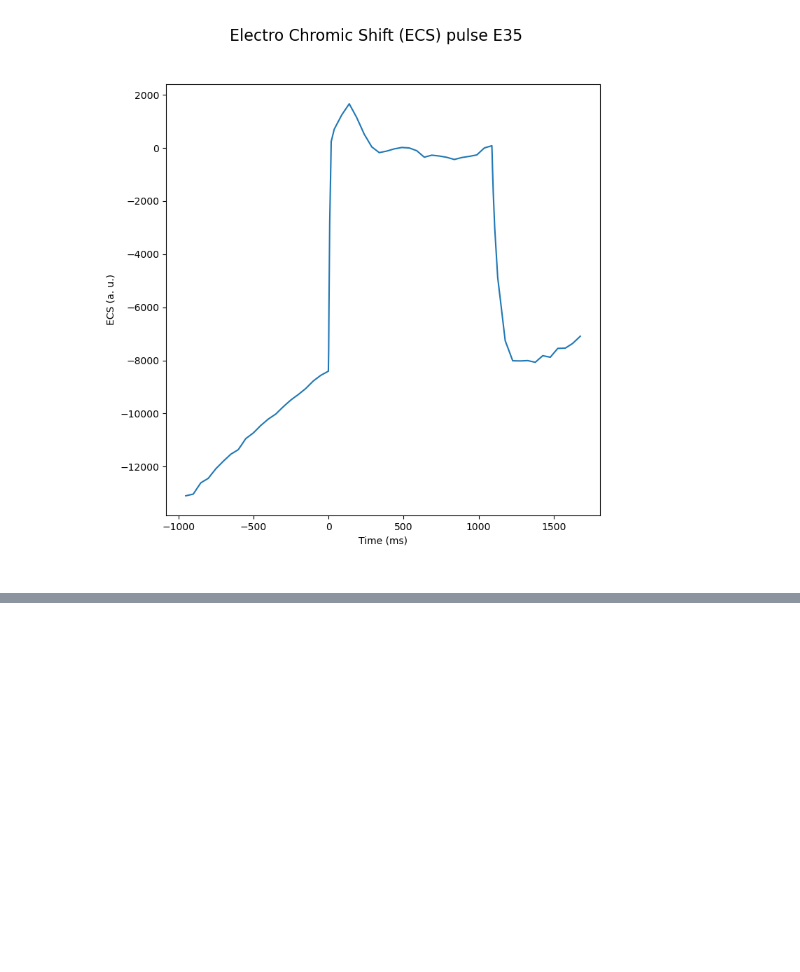
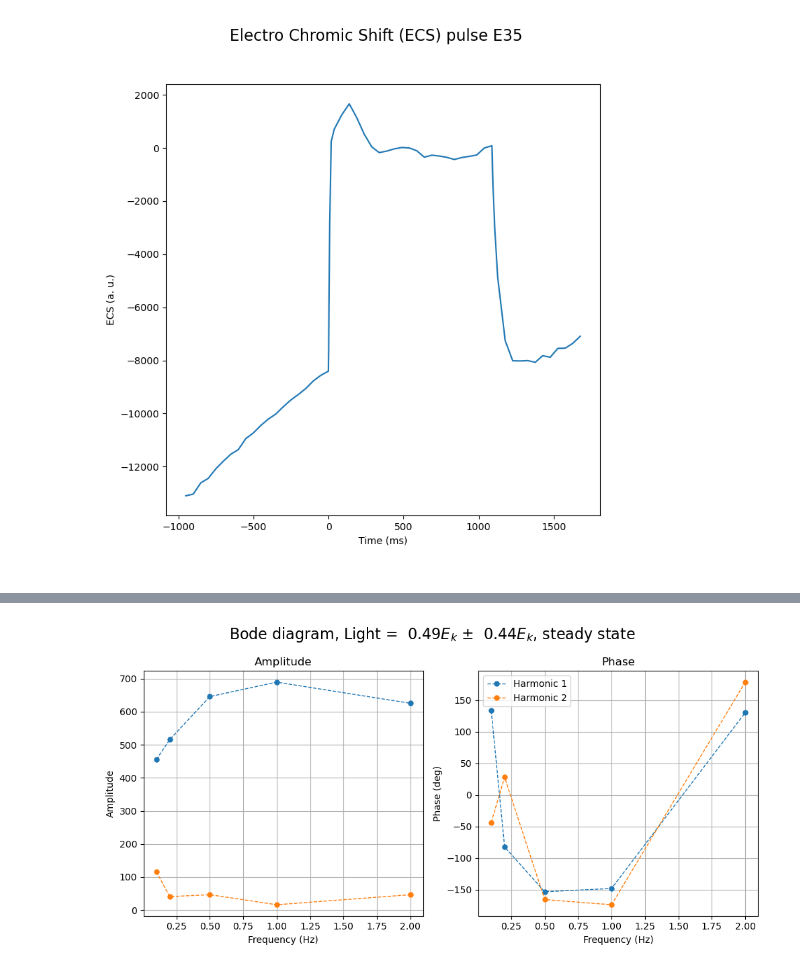
Before and after one commit to orlandomarcelo/DREAM_repo, a Jupyter notebook: Notebooks/test_pipeline.ipynb, the cells around one changed output, grey strips where cells are left out. Saved outputs shown, nothing was run; the diff lists cells and outputs as text; code cells hidden in the pictures; blank space fills up the shorter version.

```diff
--- a/Notebooks/test_pipeline.ipynb
+++ b/Notebooks/test_pipeline.ipynb
@@ -374,10 +301,6 @@ fig.savefig(fig_folder + "/" + figure_name + ".png")
 # %% [output]
 [figure]
 # %%
-
-
-
-
 def plot_spectrum(Time, Data, Rec, Actinic_freq, Offset, Amp, nb_period_show, plot_phase = True):
     figure_name = f"{Rec}, F = {Actinic_freq} Hz, Amplitude = {Offset : .2f}" + "$E_{k}$" + f" ± {Amp : .2f}" + "$E_{k}$, steady state"
 
@@ -390,8 +313,8 @@ def plot_spectrum(Time, Data, Rec, Actinic_freq, Offset, Amp, nb_period_show, pl
         ax1.set_xlabel("Time (s)")
         ax1.set_ylabel("ECS (x $10^{3}$ a. u.)")
 
-        F, A, P = FFT(Time, Data)
-        peaks, _ = find_peaks(A, threshold= max(A)/100)
+        F, A, P =  tools.FFT(Time, Data)
+        peaks, _ = tools.find_peaks(A, threshold= max(A)/100)
 
         ax2.plot(F, A/10000)
         ax2.plot(F[peaks],A[peaks]/10000, 'x', markersize = 3 )
@@ -427,8 +350,8 @@ def plot_spectrum(Time, Data, Rec, Actinic_freq, Offset, Amp, nb_period_show, pl
         ax1.set_xlabel("Time (s)")
         ax1.set_ylabel("ECS (x $10^{3}$ a. u.)")
 
-        F, A, P = FFT(Time, Data)
-        peaks, _ = find_peaks(A, threshold= max(A)/100)
+        F, A, P =  tools.FFT(Time, Data)
+        peaks, _ =  tools.find_peaks(A, threshold= max(A)/100)
 
         ax2.plot(F, A/10000)
         ax2.plot(F[peaks],A[peaks]/10000, 'x', markersize = 3 )
@@ -500,10 +423,3 @@ fig.tight_layout()
 fig.savefig(fig_folder + "/" + "all_freq" + ".png")
 # %% [output]
 [figure]
-# %%
-fig, ax = plt.subplots(1,1)
-
-ax.plot(Bode_diagram.Time/1000, Bode_diagram.Data["E271"]/1000)
-ax.set_xlabel("Time (s)")
-ax.set_ylabel("ECS (x $10^{3}$ a. u.)")
-ax.set_ylim([-10,10])
@@ -537,5 +450,71 @@ for i in ECS_pulse_list:
 [figure]
 [figure]
 # %%
-i
+importlib.reload(tools)
+
+rec_high_light = ["E230", "E185", "E193", "E204", "E212"][::-1]
+rec_low_light = ["E271", "E242", "E249", "E255", "E263"][::-1]
+
+light = "low"
+
+Time = Bode_diagram.Time/1000
+Actinic_freq = [0.1,0.2,0.5,1,2]
+nb_period_show = 4
+if  light == "high":
+     record_list = rec_high_light
+     Offset = 0.3
+     Amp = 0.29
+
+else:
+    record_list = rec_low_light
+    Offset = 0.08
+    Amp = 0.07
+
+Offset_Ek = (1326 * Offset + 11.9)/240
+Amp_Ek = (1326 * Amp + 11.9)/240
+
+
+
+Signal_list = []
+Time_list = []
+
+for i in record_list:
+    Signal_list.append(Bode_diagram.Data[i]/1000)
+    Time_list.append(Time)
+
+def plot_bode(Actinic_freq,Time_list, Signal_list):
+
+    Frequency, Amplitude, Phase = tools.get_bode_diagram(Actinic_freq,Time_list, Signal_list, threshold = 100)
+
+    fig, ax = plt.subplots(1,2, figsize = (10,5))
+
+    figure_name = f"Bode diagram, Light = {Offset_Ek : .2f}" + "$E_{k}$" + f" ± {Amp_Ek : .2f}" + "$E_{k}$, steady state"
+
+    fig.suptitle(figure_name, fontsize = 16)
+
+    for i in range(0,10):
+            try:
+                ax[0].plot(Actinic_freq, [sub_list[i] if sub_list.any() else None for sub_list in Amplitude], 'o--', label = f'Harmonic {i+1}', markersize = 5, linewidth = 1)
+                ax[1].plot(Actinic_freq, [sub_list[i] if sub_list.any() else None for sub_list in Phase], 'o--', label = f'Harmonic {i+1}', markersize = 5, linewidth = 1)
+            except:
+                pass
+
+
+    ax[0].set_xlabel('Frequency (Hz)')
+    ax[0].set_ylabel('Amplitude')
+    ax[1].set_xlabel('Frequency (Hz)')
+    ax[1].set_ylabel('Phase (deg)')
+    ax[0].set_title('Amplitude')
+    ax[1].set_title('Phase')
+
+    ax[0].grid()
+    ax[1].grid()
+
+    ax[1].legend()
+
+    fig.tight_layout()
+
+    fig.savefig(fig_folder + "/" + figure_name + ".png")
+
+plot_bode(Actinic_freq,Time_list, Signal_list)
 # %% [output]
@@ -542,0 +521 @@ i
+[figure, added]
```
Also changed, not shown: parts of 11 cells of this notebook, 1 other file.
